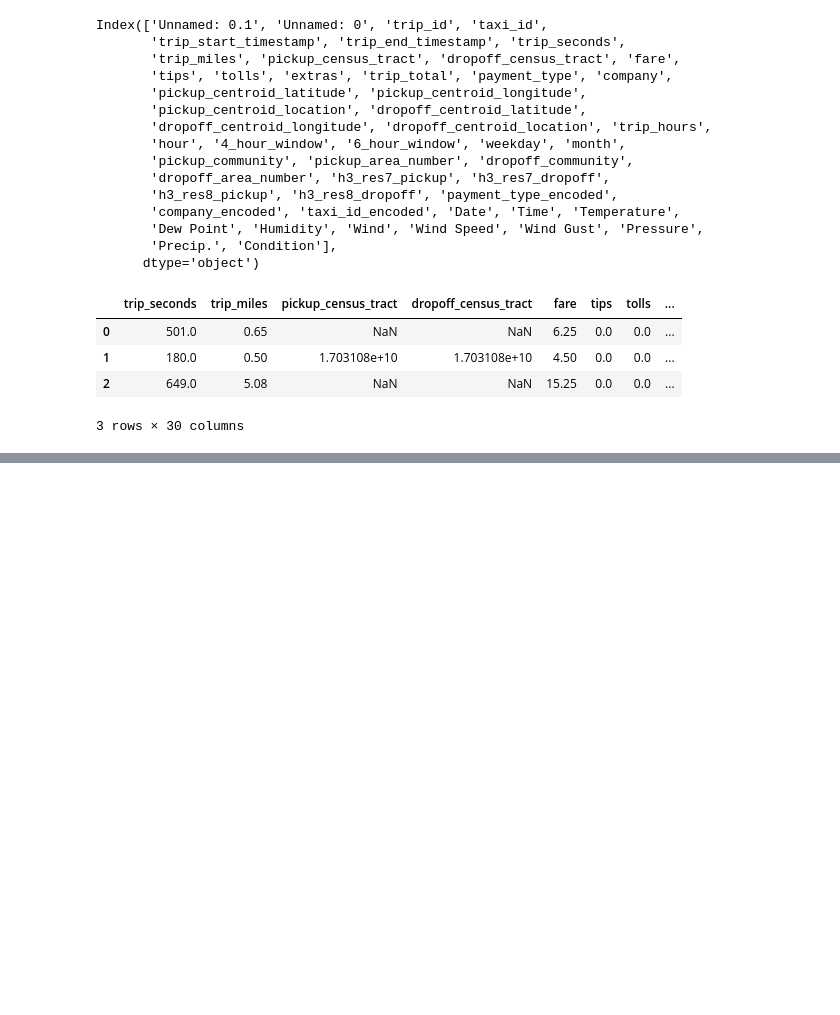
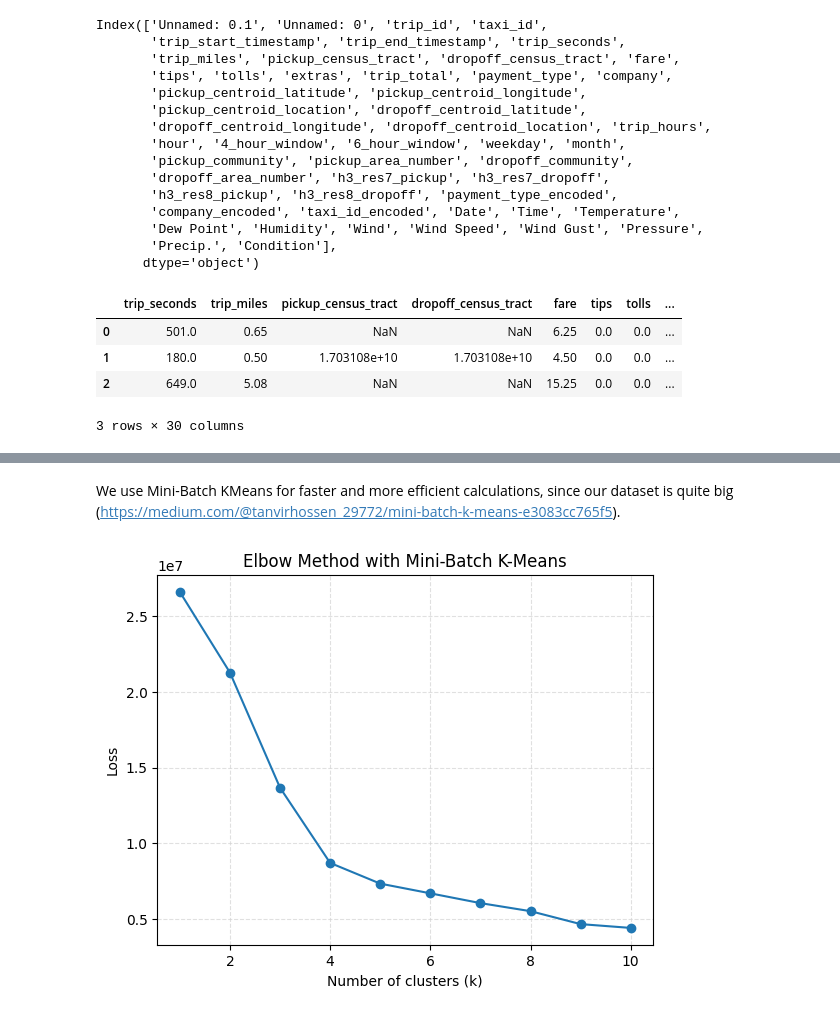
Before and after one commit to madxox/AAA_Teamassignment, a Jupyter notebook: 03_cluster_analysis.ipynb, the cells around one changed output, grey strips where cells are left out. Saved outputs shown, nothing was run; the diff lists cells and outputs as text; code cells hidden in the pictures; blank space fills up the shorter version.

Commit message:
add goodness of fit scores

```diff
--- a/03_cluster_analysis.ipynb
+++ b/03_cluster_analysis.ipynb
@@ -113,3 +114,38 @@ def scale_df(X):
+# %%
+# Finding optimal number of cluster
+
+# Grid search
+def minibatch_elbow_method(df_scaled ,max_clusters=10, batch_size=1000, random_state=42):
+    loss = []
+    for k in range(1, max_clusters+1):
+        mbk = MiniBatchKMeans(n_clusters=k, batch_size=batch_size, random_state=random_state, n_init="auto")
+        mbk.fit(df_scaled)
+        loss.append(mbk.inertia_)
+
+    # Plot elbow curve
+    plt.grid(True, linestyle='--', alpha=0.7, color='lightgrey')
+    plt.plot(range(1, max_clusters+1), loss, marker='o')
+    plt.xlabel('Number of clusters (k)')
+    plt.ylabel('Loss')
+    plt.title('Elbow Method with Mini-Batch K-Means')
+    plt.show()
+
+# Silhouette score
+def minibatch_silhouette_score(df_scaled, max_clusters=10, batch_size=1000, random_state=42, sample_size=10000):
+    silhouette_scores = []
+    for k in range(2, max_clusters+1):
+        mbk = MiniBatchKMeans(n_clusters=k, batch_size=batch_size, random_state=random_state, n_init="auto")
+        cluster_labels = mbk.fit_predict(df_scaled)
+        score = silhouette_score(df_scaled, cluster_labels, sample_size=sample_size)
+        silhouette_scores.append(score)
+
+    # Plot scores
+    plt.grid(True, linestyle='--', alpha=0.7, color='lightgrey')
+    plt.plot(range(2, max_clusters+1), silhouette_scores, marker='o')
+    plt.xlabel('Number of clusters (k)')
+    plt.ylabel('Silhouette Score')
+    plt.title('Silhouette Analysis')
+    plt.show()
 # %%
 # Feature Selection
 def feature_selection_kmeans(df, maxvars=3, kmin=2, kmax=8, cut_off=0.5, random_state=1984):
@@ -325,0 +383,11 @@ poi_df_cluster.head()
+# %%
+numerical_features = ['trip_seconds',  'dist_from_center_pickup','dist_from_center_dropoff', 'moving_towards_center', 'is_weekday']
+df_numerical = prep_df[numerical_features]
+df_scaled = scale_df(df_numerical)
+df_scaled.head()
+# %% [markdown]
+We use Mini-Batch KMeans for faster and more efficient calculations, since our dataset is quite big (https://medium.com/@tanvirhossen_29772/mini-batch-k-means-e3083cc765f5).
+# %%
+minibatch_elbow_method(df_scaled, max_clusters=10)
+# %% [output]
+[figure, added]
```
Also changed, not shown: parts of 15 cells of this notebook.
